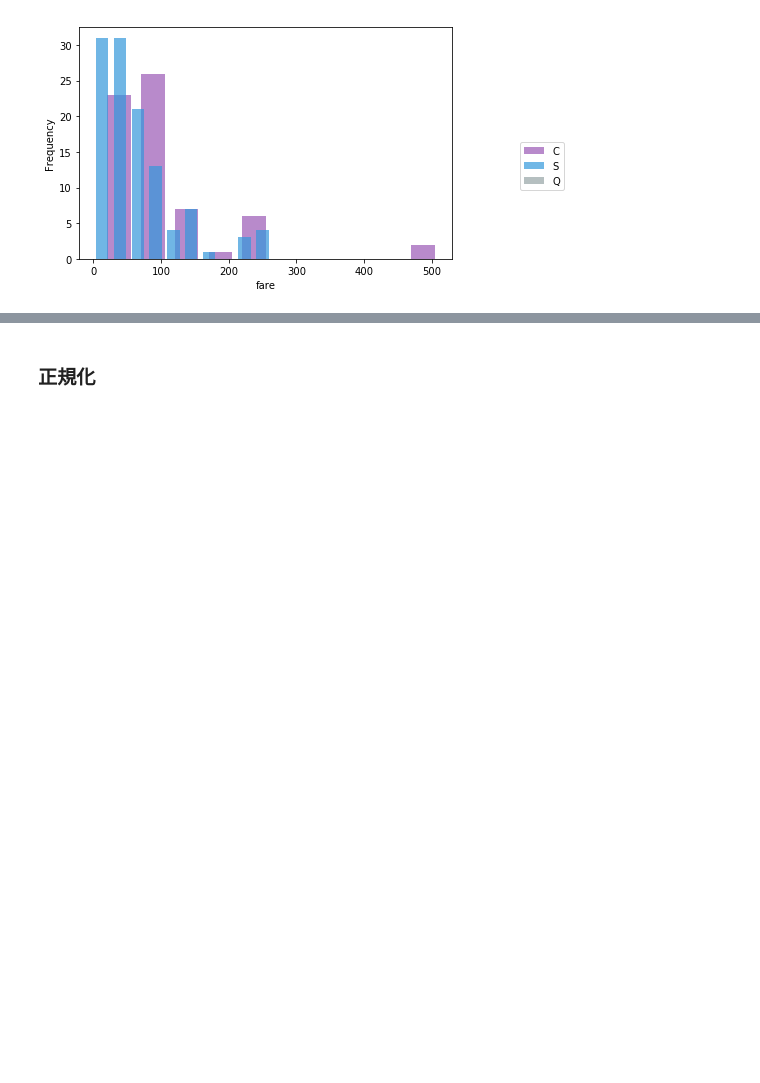
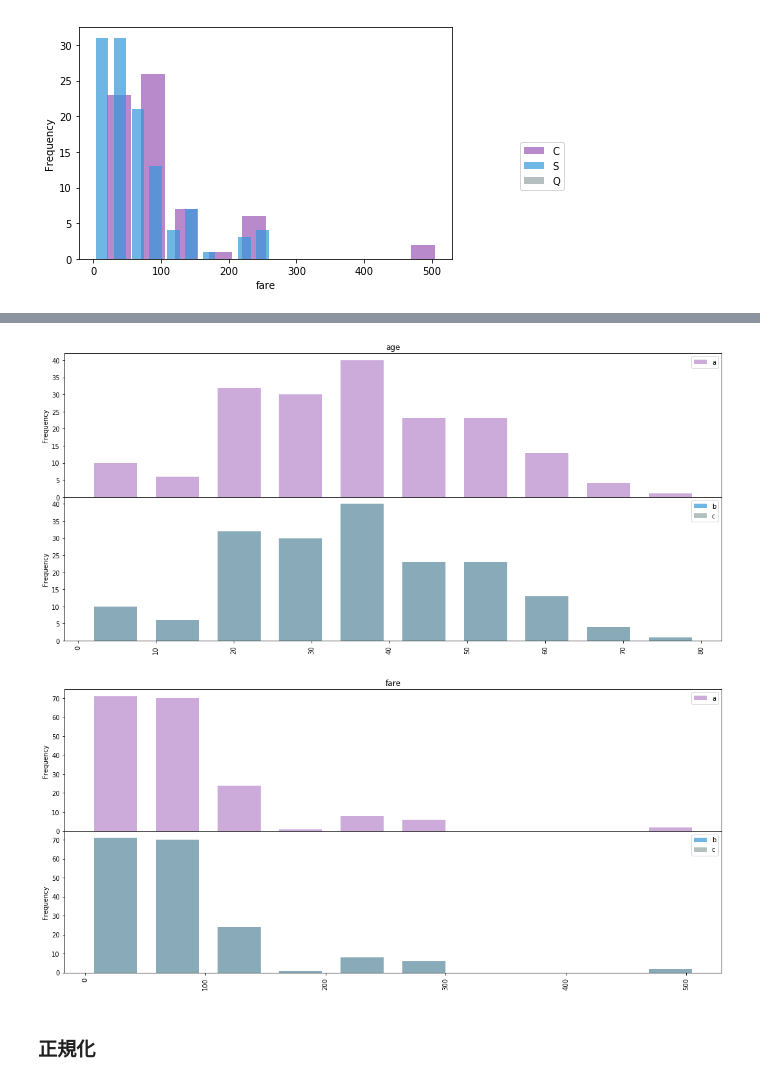
Before and after one commit to junnishina/demo, a Jupyter notebook: seaborn_matplotlib_pandas.ipynb, the cells around one changed output, grey strips where cells are left out. Drawn from its saved outputs; the diff is of its cells as text; code cells hidden in the pictures; blank space fills up the shorter version.

```diff
--- a/seaborn_matplotlib_pandas.ipynb
+++ b/seaborn_matplotlib_pandas.ipynb
@@ -909,3 +939,21 @@ for i, key1 in enumerate(dfn.columns):
+# %%
+for i,col in enumerate(dfn.columns):
+    fig, ax = plt.subplots(nrows=2, ncols=1, sharex=True, figsize=(15,7))
+    ax1=plt.subplot(2,1,1)
+    df[col].iloc[:].plot.hist(ax=ax1, alpha=0.5, rwidth=0.7, color='C0')
+    ax1.legend(['a'])
+    ax2=plt.subplot(2,1,2, sharex=ax1)
+    df[col].iloc[:].plot.hist(ax=ax2, alpha=0.7, rwidth=0.7, color='C1', label='b', bins=10)
+    df[col].iloc[:].plot.hist(ax=ax2, alpha=0.7, rwidth=0.7, color='C2', label='c', bins=10)
+
+    ax2.legend()
+    plt.setp(ax2.get_xticklabels(), rotation=90);
+    ax1.set_title(col)
+    plt.tight_layout(); plt.subplots_adjust(wspace=0, hspace=0)
+    #plt.savefig('png_num/'+str(i)+'.png');
+# %% [output]
+[figure, added]
+[figure, added]
 # %% [markdown]
 ### 正規化
 # %%
```
Also changed, not shown: parts of 7 cells of this notebook.
